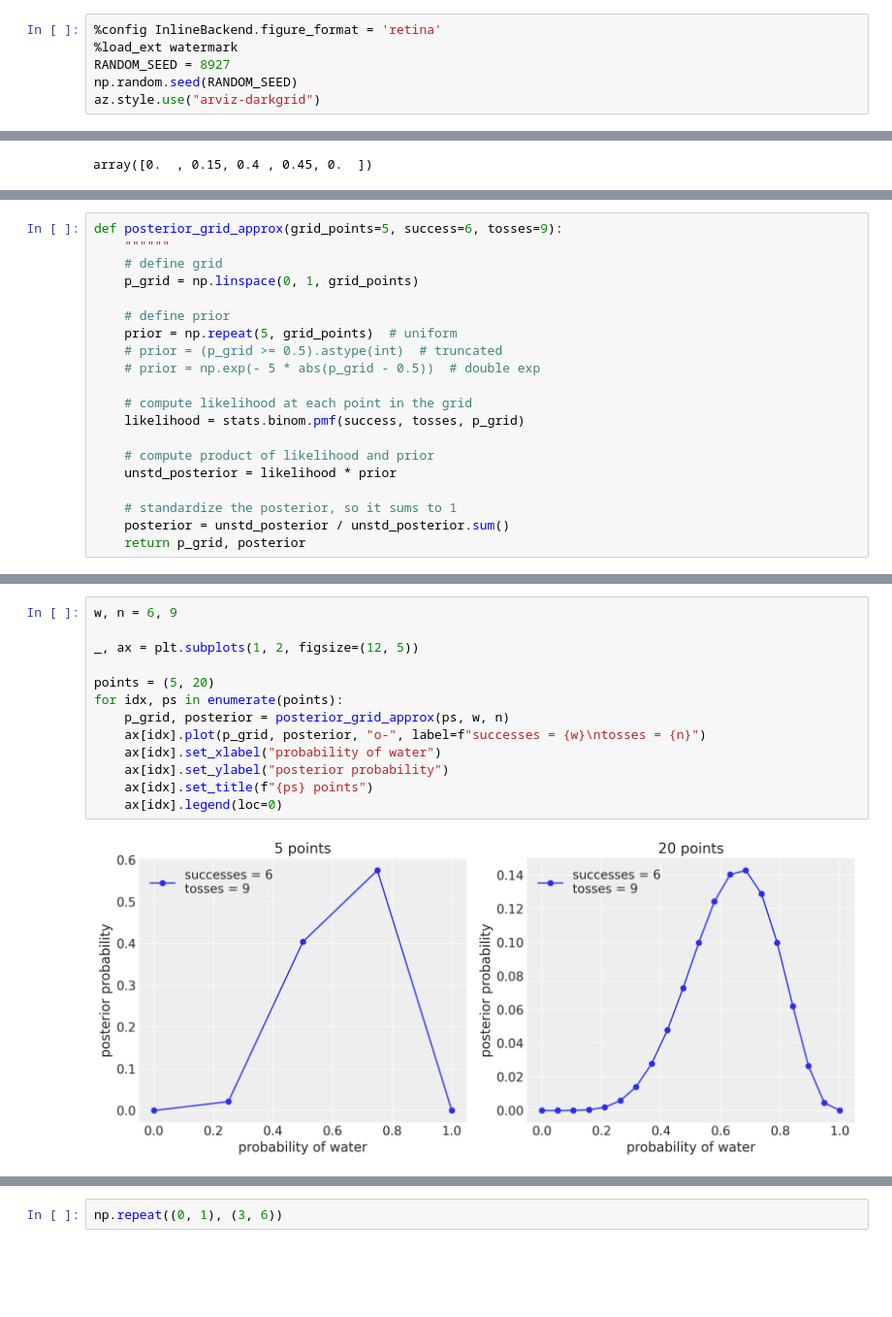
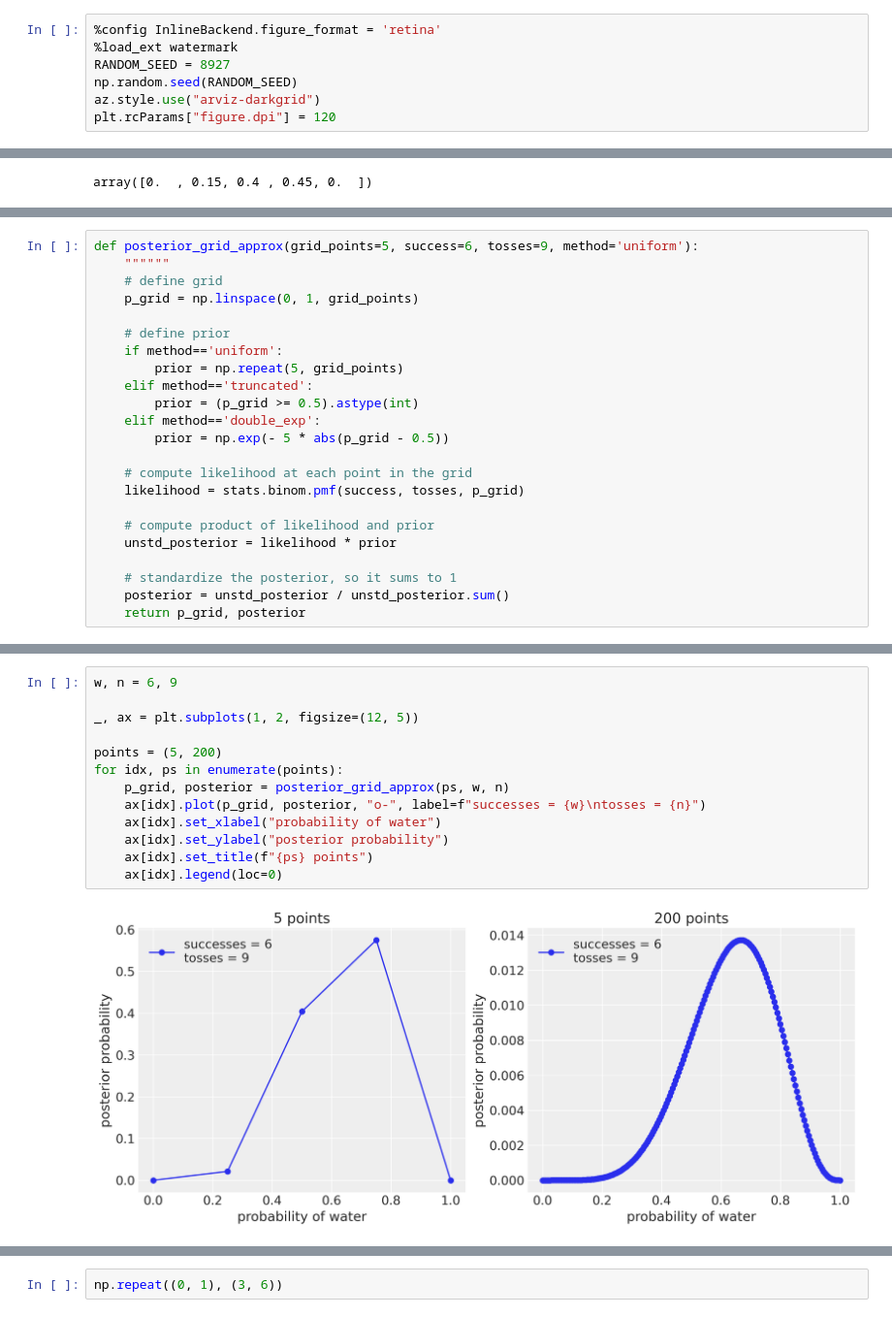
Before and after one commit to lejinvarghese/causal_inference, a Jupyter notebook: resources/pymc/rethinking_2/chapter_02.ipynb, the cells around one changed output, grey strips where cells are left out. Shown at 97% size. Saved outputs shown, nothing was run; the diff lists cells and outputs as text; blank space fills up the shorter version.

```diff
--- a/resources/pymc/rethinking_2/chapter_02.ipynb
+++ b/resources/pymc/rethinking_2/chapter_02.ipynb
@@ -10,3 +10,4 @@ import scipy.stats as stats
 RANDOM_SEED = 8927
 np.random.seed(RANDOM_SEED)
 az.style.use("arviz-darkgrid")
+plt.rcParams["figure.dpi"] = 120
@@ -35,15 +38,18 @@ Computing the posterior using a grid approximation.
 
 In the book, the following code is not inside a function, but this way it is easier to play with different parameters.
 # %%
-def posterior_grid_approx(grid_points=5, success=6, tosses=9):
+def posterior_grid_approx(grid_points=5, success=6, tosses=9, method='uniform'):
     """"""
     # define grid
     p_grid = np.linspace(0, 1, grid_points)
 
     # define prior
-    prior = np.repeat(5, grid_points)  # uniform
-    # prior = (p_grid >= 0.5).astype(int)  # truncated
-    # prior = np.exp(- 5 * abs(p_grid - 0.5))  # double exp
+    if method=='uniform':
+        prior = np.repeat(5, grid_points)
+    elif method=='truncated':
+        prior = (p_grid >= 0.5).astype(int)
+    elif method=='double_exp':
+        prior = np.exp(- 5 * abs(p_grid - 0.5))
 
     # compute likelihood at each point in the grid
     likelihood = stats.binom.pmf(success, tosses, p_grid)
@@ -59,16 +65,16 @@ def posterior_grid_approx(grid_points=5, success=6, tosses=9):
 # %%
 w, n = 6, 9
 
 _, ax = plt.subplots(1, 2, figsize=(12, 5))
 
-points = (5, 20)
+points = (5, 200)
 for idx, ps in enumerate(points):
     p_grid, posterior = posterior_grid_approx(ps, w, n)
     ax[idx].plot(p_grid, posterior, "o-", label=f"successes = {w}\ntosses = {n}")
     ax[idx].set_xlabel("probability of water")
     ax[idx].set_ylabel("posterior probability")
     ax[idx].set_title(f"{ps} points")
     ax[idx].legend(loc=0)
 # %% [output]
-[figure, old version]
+[figure, new version]
 # %% [markdown]
```
Also changed, not shown: parts of 13 cells of this notebook, 1 other file.
